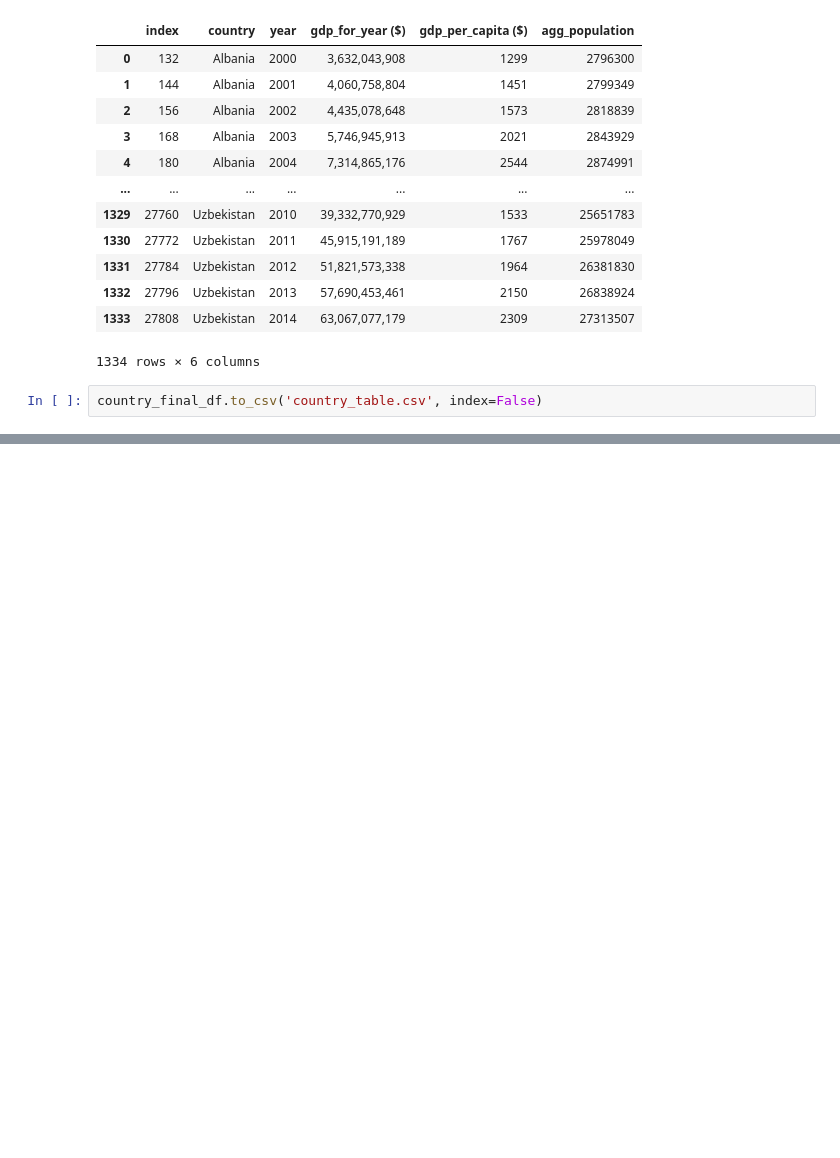
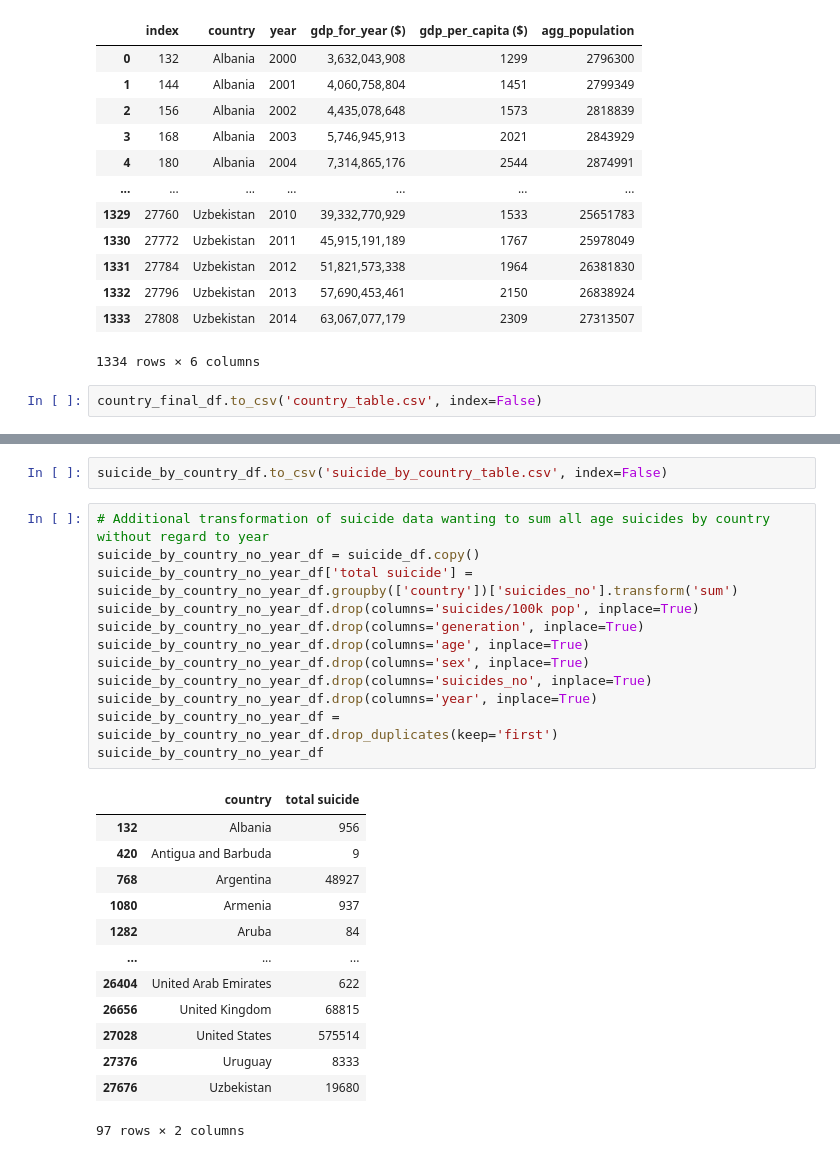
Before and after one commit to JohnaleJ/Extract_Transform_Load, a Jupyter notebook: suicide.ipynb, the cells around one changed output, grey strips where cells are left out. Drawn from its saved outputs; the diff is of its cells as text; blank space fills up the shorter version.

```diff
--- a/suicide.ipynb
+++ b/suicide.ipynb
@@ -226,0 +263,28 @@ country_final_df.to_csv('country_table.csv', index=False)
+# %%
+suicide_by_country_df.to_csv('suicide_by_country_table.csv', index=False)
+# %%
+# Additional transformation of suicide data wanting to sum all age suicides by country without regard to year
+suicide_by_country_no_year_df = suicide_df.copy()
+suicide_by_country_no_year_df['total suicide'] = suicide_by_country_no_year_df.groupby(['country'])['suicides_no'].transform('sum')
+suicide_by_country_no_year_df.drop(columns='suicides/100k pop', inplace=True)
+suicide_by_country_no_year_df.drop(columns='generation', inplace=True)
+suicide_by_country_no_year_df.drop(columns='age', inplace=True)
+suicide_by_country_no_year_df.drop(columns='sex', inplace=True)
+suicide_by_country_no_year_df.drop(columns='suicides_no', inplace=True)
+suicide_by_country_no_year_df.drop(columns='year', inplace=True)
+suicide_by_country_no_year_df = suicide_by_country_no_year_df.drop_duplicates(keep='first')
+suicide_by_country_no_year_df
+# %% [output]
+|  | country | total suicide |
+| 132 | Albania | 956 |
+| 420 | Antigua and Barbuda | 9 |
+| 768 | Argentina | 48927 |
+| 1080 | Armenia | 937 |
+| 1282 | Aruba | 84 |
+| ... | ... | ... |
+| 26404 | United Arab Emirates | 622 |
+| 26656 | United Kingdom | 68815 |
+| 27028 | United States | 575514 |
+| 27376 | Uruguay | 8333 |
+| 27676 | Uzbekistan | 19680 |
+97 rows × 2 columns
```
Also changed, not shown: parts of 7 cells of this notebook, 4 other files.
